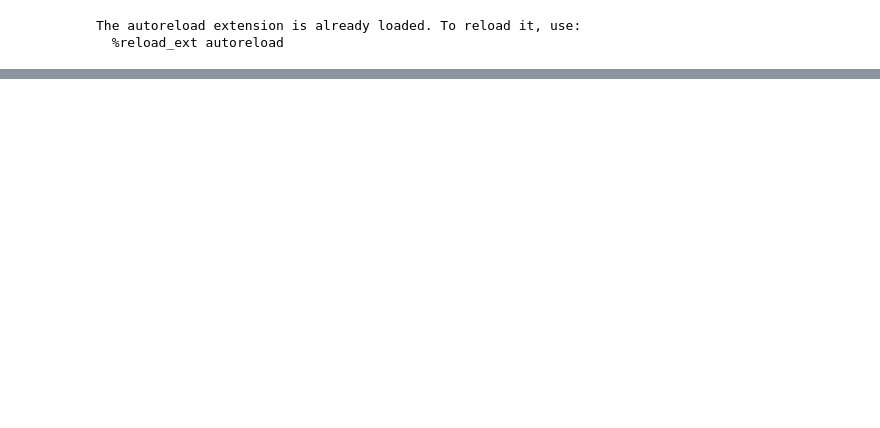
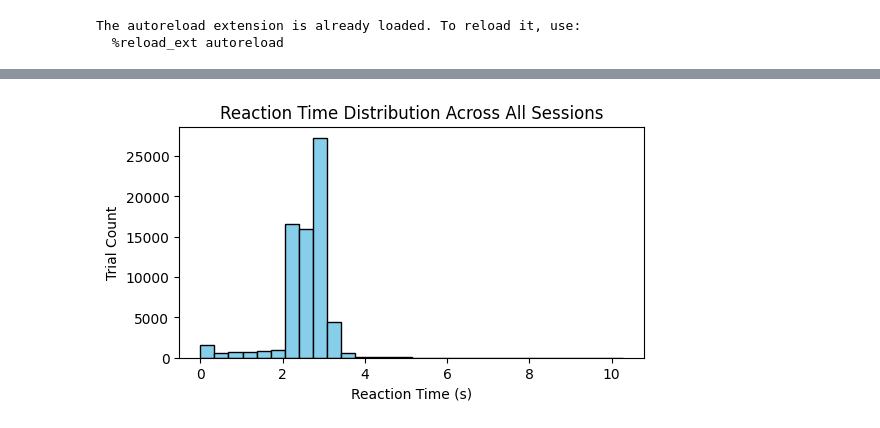
Before and after one commit to rcwoshimao/mice-value-encoding, a Jupyter notebook: cogs118c-final-project.ipynb, the cells around one changed output, grey strips where cells are left out. Saved outputs shown, nothing was run; the diff lists cells and outputs as text; code cells hidden in the pictures; blank space fills up the shorter version.

```diff
--- a/cogs118c-final-project.ipynb
+++ b/cogs118c-final-project.ipynb
@@ -145,8 +31,8 @@ temp_df[:10][["a", "R"]].map(len)
 # %%
 # load .pkl file for when access to server is not available/ to save time
 im_beh_pkl = pd.read_pickle( "imaging_beh_sessions_dataframe.pkl")
-temp_df = pd.DataFrame(im_beh_pkl)
-temp_df.head()
+df = pd.DataFrame(im_beh_pkl)
+df.head()
 # %% [output]
 |  | Date | Group | Mouse | a | R | LR_Prob | Reaction_Time |
 | 0 | 221118 | RSCATN | JL025 | [1, 1, 1, 1, 2, 1, 1, 3, 2, 1, 3,... | [0, 0, 0, 0, 1, 0, 0, 0, 1, 0, 0,... | [0.1, 0.1, 0.1, 0.1, 0.1, 0.1, 0.... | [2.8923159999999997, 2.8556999999... |
@@ -593,0 +113,85 @@ Full model PA: 0.7524047431534672
+# %%
+# ---------- Reaction Time Distribution (all sessions) ----------
+all_rts = np.concatenate([encoded_sessions[idx]['reaction_times'] for idx in encoded_sessions])
+
+plt.figure(figsize=(6,3))
+plt.hist(all_rts, bins=30, color='skyblue', edgecolor='k')
+plt.title('Reaction Time Distribution Across All Sessions')
+plt.xlabel('Reaction Time (s)')
+plt.ylabel('Trial Count')
+plt.show()
+
+
+# ---------- Choice Sequence with Reward Overlay (2 specific mice) ----------
+# 1️⃣ Identify first and last training dates
+all_dates = sorted({session['Date'] for session in encoded_sessions.values()})
+first_date, last_date = all_dates[0], all_dates[-1]
+
+# 2️⃣ Find first mouse for first date and first mouse for last date
+first_mouse_session = None
+last_mouse_session = None
+
+for idx, session in encoded_sessions.items():
+    if session['Date'] == first_date and first_mouse_session is None:
+        first_mouse_session = session
+    if session['Date'] == last_date and last_mouse_session is None:
+        last_mouse_session = session
+
+# 3️⃣ Plot for these 2 sessions
+for session, label in zip([first_mouse_session, last_mouse_session],
+                          [f'First Date {first_date}', f'Last Date {last_date}']):
+    choices = session['choices']
+    rewards = session['rewards']
+
+    plt.figure(figsize=(10,2))
+    plt.plot(np.arange(len(choices)), choices, marker='o', linestyle='-', alpha=0.5)
+
+    rewarded_trials = np.where(rewards==1)[0]
+    plt.scatter(rewarded_trials, choices[rewarded_trials], color='gold', s=40, label='Reward')
+
+    plt.title(f'Choice Sequence with Reward Overlay - {label} - Mouse {session["Mouse"]}')
+    plt.xlabel('Trial Index')
+    plt.ylabel('Choice (0=Left, 1=Right)')
+    plt.ylim(-0.5, 1.5)
+    plt.legend()
+    plt.show()
+
+
+# ---------- Autocorrelation Across All Sessions ----------
+# Build "sessions x trials" matrix
+max_len = max(len(encoded_sessions[idx]['choices']) for idx in encoded_sessions)
+choice_matrix = []
+
+for idx in encoded_sessions:
+    choices = encoded_sessions[idx]['choices']
+    padded = np.full(max_len, np.nan)
+    padded[:len(choices)] = choices
+    choice_matrix.append(padded)
+
+choice_matrix = np.array(choice_matrix)  # shape: sessions x max_len
+
+# Compute autocorrelation
+lags = 20
+acorr = []
+
+for lag in range(lags+1):
+    corr_vals = []
+    for row in choice_matrix:
+        if lag == 0:
+            corr_vals.append(1.0)
+        else:
+            valid_idx = ~np.isnan(row[lag:]) & ~np.isnan(row[:-lag])
+            if np.sum(valid_idx) > 1:
+                corr = np.corrcoef(row[:-lag][valid_idx], row[lag:][valid_idx])[0,1]
+                corr_vals.append(corr)
+    acorr.append(np.nanmean(corr_vals))
+
+plt.figure(figsize=(6,3))
+plt.stem(range(lags+1), acorr, )
+plt.title('Autocorrelation of Choices Across Sessions')
+plt.xlabel('Lag (trials)')
+plt.ylabel('Autocorrelation')
+plt.ylim(-1,1)
+plt.show()
+# %% [output]
+[figure, added]
```
Also changed, not shown: parts of 23 cells of this notebook, 1 other file.
